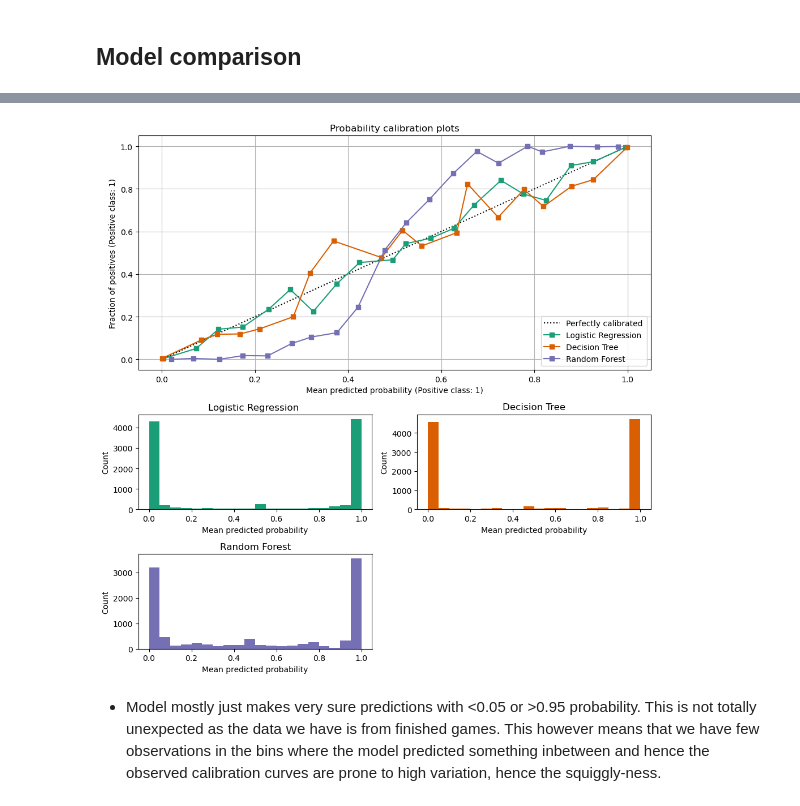
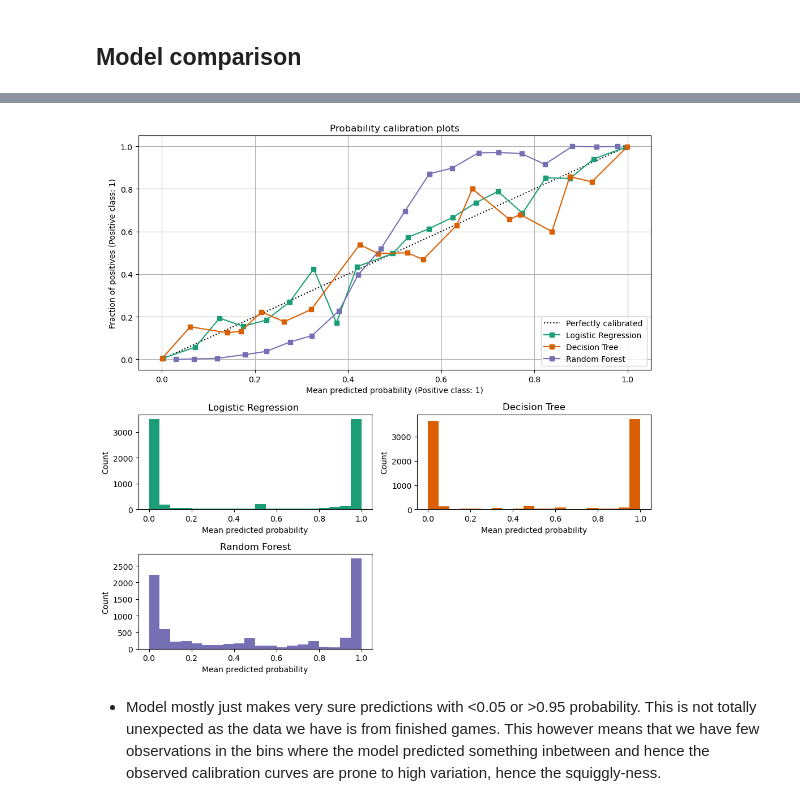
Before and after one commit to wlamnorman/League_of_legends_prediction, a Jupyter notebook: league_of_legends_pred.ipynb, the cells around one changed output, grey strips where cells are left out. Saved outputs shown, nothing was run; the diff lists cells and outputs as text; code cells hidden in the pictures.

```diff
--- a/league_of_legends_pred.ipynb
+++ b/league_of_legends_pred.ipynb
@@ -144,26 +149,28 @@ tuned hyperparameters:  {'criterion': 'gini', 'max_depth': 3}
 # %% [markdown]
 ## Model comparison
 # %%
-log_reg = LogisticRegression(fit_intercept=False)
+# initiate chosen classifiers
+lr = LogisticRegression(fit_intercept=False)
 dt = DecisionTreeClassifier(criterion='gini',max_depth=8, splitter='best')
-rf = RandomForestClassifier(max_depth=3, criterion='gini')
+rf = RandomForestClassifier(n_estimators = 50, max_depth=3, criterion='gini')
 
 classifier_list = [
-    (log_reg, "Logistic Regression ")
+    (lr, "Logistic Regression ")
     ,(dt, "Decision Tree")
     ,(rf, "Random Forest")
             ]
 
+# get metrics for chosen classifiers
 scores = defaultdict(list)
 for i, (clf, name) in enumerate(classifier_list):
-    clf.fit(X_train, Y_train)
+    clf.fit(X_train, y_train)
     y_prob = clf.predict_proba(X_test)
     y_pred = clf.predict(X_test)
     scores["Classifier"].append(name)
 
     for metric in [accuracy_score, precision_score, recall_score]:
         score_name = metric.__name__.replace("_", " ").replace("score", "")
-        scores[score_name].append(metric(Y_test, y_pred))
+        scores[score_name].append(metric(y_test, y_pred))
 
     score_df = pd.DataFrame(scores).set_index("Classifier")
 
@@ -281,43 +404,48 @@ fig = plt.figure(figsize=(10, 10))
 gs = GridSpec(4, 2)
 colors = plt.cm.get_cmap("Dark2")
 
+# split train into train and validation to keep test data held out until we have chosen a model
+X_train_2, X_validation, y_train_2, y_validation = train_test_split(X_train, y_train, test_size=0.2,
+                                                    shuffle=True, random_state=2)
+
 ax_calibration_curve = fig.add_subplot(gs[:2, :2])
 calibration_displays = {}
 for i, (clf, name) in enumerate(classifier_list):
-    clf.fit(X_train, Y_train)
+    clf.fit(X_train_2, y_train_2)
     display = CalibrationDisplay.from_estimator(
         clf,
-        X_test,
-        Y_test,
+        X_validation,
+        y_validation,
         n_bins=20,
         name=name,
         ax=ax_calibration_curve,
         color=colors(i),
     )
     calibration_displays[name] = display
 
+
 ax_calibration_curve.grid()
 ax_calibration_curve.set_title("Probability calibration plots")
 
 # Add histogram
 grid_positions = [(2, 0), (2, 1), (3, 0), (3, 1)]
-for i, (_, name) in enumerate(clf_list):
+for i, (_, name) in enumerate(classifier_list):
     row, col = grid_positions[i]
     ax = fig.add_subplot(gs[row, col])
 
     ax.hist(
         calibration_displays[name].y_prob,
         range=(0, 1),
         bins=20,
         label=name,
         color=colors(i),
     )
     ax.set(title=name, xlabel="Mean predicted probability", ylabel="Count")
 
 plt.tight_layout()
 plt.show()
 # %% [output]
-[figure, old version]
+[figure, new version]
 # %% [markdown]
 - Model mostly just makes very sure predictions with <0.05 or >0.95 probability. This is not totally unexpected as the data we have is from finished games. This however means that we have few observations in the bins where the model predicted something inbetween and hence the observed calibration curves are prone to high variation, hence the squiggly-ness.
 # %% [markdown]
```
Also changed, not shown: parts of 19 cells of this notebook.
